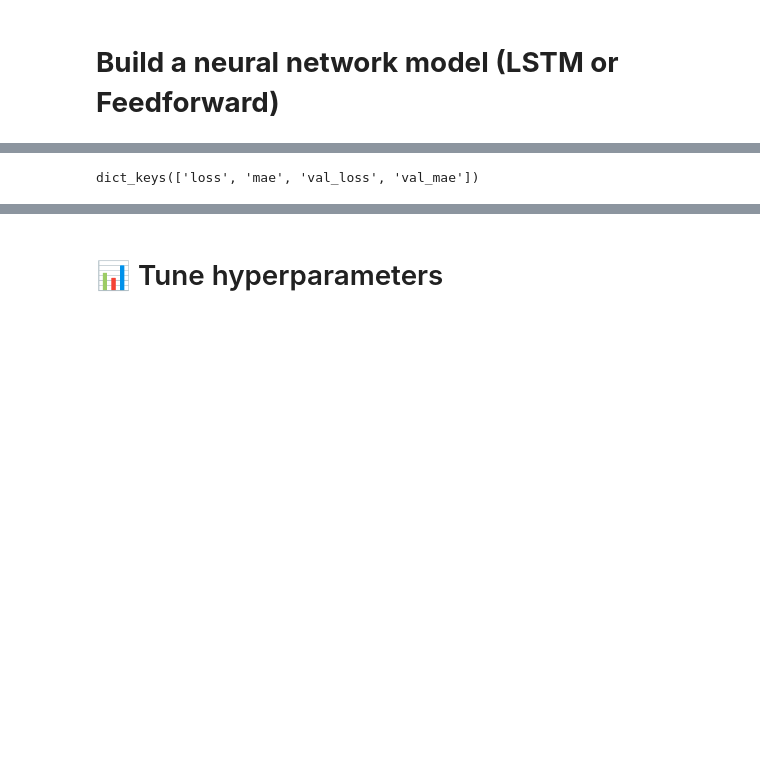
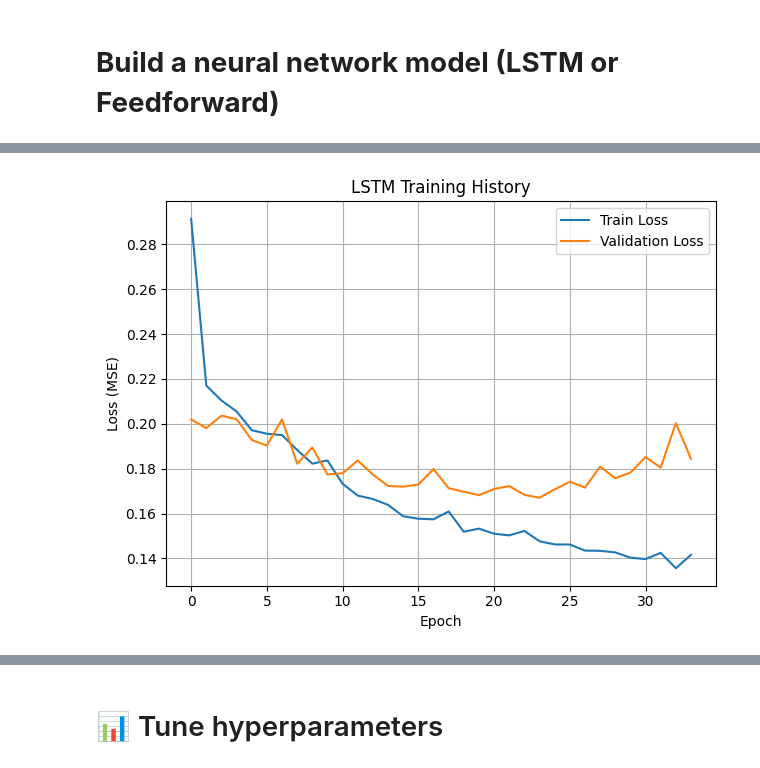
Before and after one commit to remussamoila/Electricity_forecast_for_prosumers, a Jupyter notebook: notebooks/01_data_cleaning.ipynb, the cells around one changed output, grey strips where cells are left out. Saved outputs shown, nothing was run; the diff lists cells and outputs as text; code cells hidden in the pictures; blank space fills up the shorter version.

```diff
--- a/notebooks/01_data_cleaning.ipynb
+++ b/notebooks/01_data_cleaning.ipynb
@@ -731,35 +723,42 @@ X_train.shape, X_test.shape, y_train.shape, y_test.shape
 from tensorflow.keras.models import Sequential
 from tensorflow.keras.layers import LSTM, Dense, Dropout
 from tensorflow.keras.callbacks import EarlyStopping
-import tensorflow as tf
+from tensorflow.keras.optimizers import Adam
+import matplotlib.pyplot as plt
 
-# Build LSTM model
+# LSTM model
 model = Sequential([
     LSTM(64, return_sequences=True, input_shape=(X_train.shape[1], X_train.shape[2])),
     Dropout(0.2),
     LSTM(32),
     Dropout(0.2),
-    Dense(1)  # output layer for regression
+    Dense(1)
 ])
 
-# Compile model
-model.compile(optimizer='adam', loss='mse', metrics=['mae'])
+model.compile(optimizer=Adam(learning_rate=0.001), loss='mse', metrics=['mae'])
 
-# Define early stopping
+# Early stopping
 early_stop = EarlyStopping(monitor='val_loss', patience=10, restore_best_weights=True)
 
-# Train model
+# Train the model
 history = model.fit(
     X_train, y_train,
-    validation_split=0.2,
+    validation_split=0.1,
     epochs=100,
     batch_size=32,
     callbacks=[early_stop],
     verbose=1
 )
 
-# Save training history for plotting if needed
-history_dict = history.history
-history_dict.keys()
+# Plot loss
+plt.plot(history.history['loss'], label='Train Loss')
+plt.plot(history.history['val_loss'], label='Validation Loss')
+plt.title('LSTM Training History')
+plt.xlabel('Epoch')
+plt.ylabel('Loss (MSE)')
+plt.legend()
+plt.grid(True)
+plt.tight_layout()
+plt.show()
 # %% [output]
 Epoch 1/100
@@ -782,4 +781,4 @@ Epoch 35/100
-dict_keys(['loss', 'mae', 'val_loss', 'val_mae'])
+[figure, added]
 # %%
 import numpy as np
 import tensorflow as tf
```
Also changed, not shown: parts of 19 cells of this notebook.
